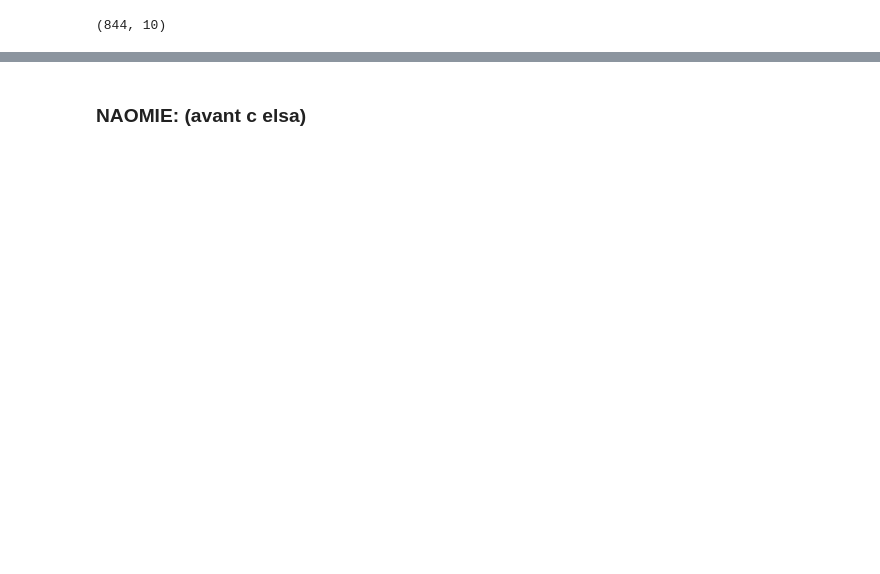
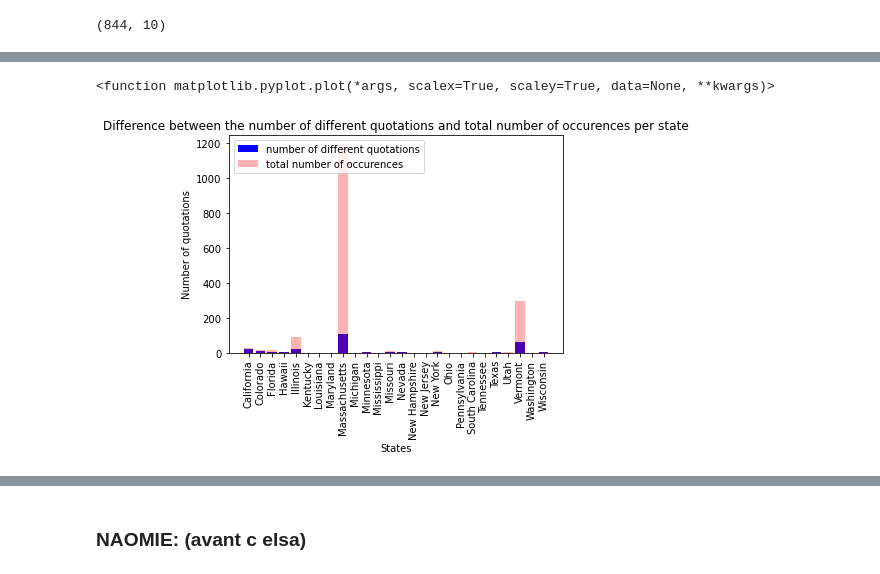
Before and after one commit to epfl-ada/ada-2021-project-ada_group_project, a Jupyter notebook: basic_exploration.ipynb, the cells around one changed output, grey strips where cells are left out. Drawn from its saved outputs; the diff is of its cells as text; code cells hidden in the pictures; blank space fills up the shorter version.

Commit message:
Data visualisation by states

```diff
--- a/basic_exploration.ipynb
+++ b/basic_exploration.ipynb
@@ -48,8 +49,7 @@ with pd.read_json('data/quotes-2015.json.bz2', lines=True, compression='bz2', ch
 KeyboardInterrupt:
 # %%
 dataframe15=pd.read_csv("data/df15.csv")
-merged = pd.merge(dataframe15, politicians, on='speaker', how='inner')
-merged=merged.drop(columns=['state_y', 'Unnamed: 0'])
+merged = pd.merge(dataframe15, politicians, on='speaker', how='inner').drop(columns=['state_y', 'Unnamed: 0'])
 merged.sample(10)
 # %% [output]
 |  | quoteID | quotation | speaker | qids | date | numOccurrences | probas | urls | phase | state_x |
@@ -103 +105,8 @@ Wyoming                   1
 Name: state_x, dtype: int64
+# %%
+#get the number of occurences of all the quotations for a state
+grouped_by_state = merged.groupby('state_x').agg({'numOccurrences' : sum})#sum()
+
+#Add a column with the number of different quotations for a state
+grouped_by_state['numQuotations']= merged.state_x.value_counts()
+grouped_by_state.sort_values(by = 'numOccurrences', ascending=False)
@@ -103,0 +132,13 @@ Name: state_x, dtype: int64
+# %%
+plt.bar(grouped_by_state.index, grouped_by_state.numQuotations, color='blue', label = "number of different quotations" )
+plt.bar(grouped_by_state.index, grouped_by_state.numOccurrences, alpha=0.3, color='red', label="total number of occurences")
+plt.legend(loc='upper left')
+plt.xlabel('States')
+plt.ylabel('Number of quotations')
+plt.title('Difference between the number of different quotations and total number of occurences per state')
+plt.xticks(rotation=90)
+
+plt.plot
+# %% [output]
+<function matplotlib.pyplot.plot(*args, scalex=True, scaley=True, data=None, **kwargs)>
+[figure, added]
```
Also changed, not shown: parts of 13 cells of this notebook.
